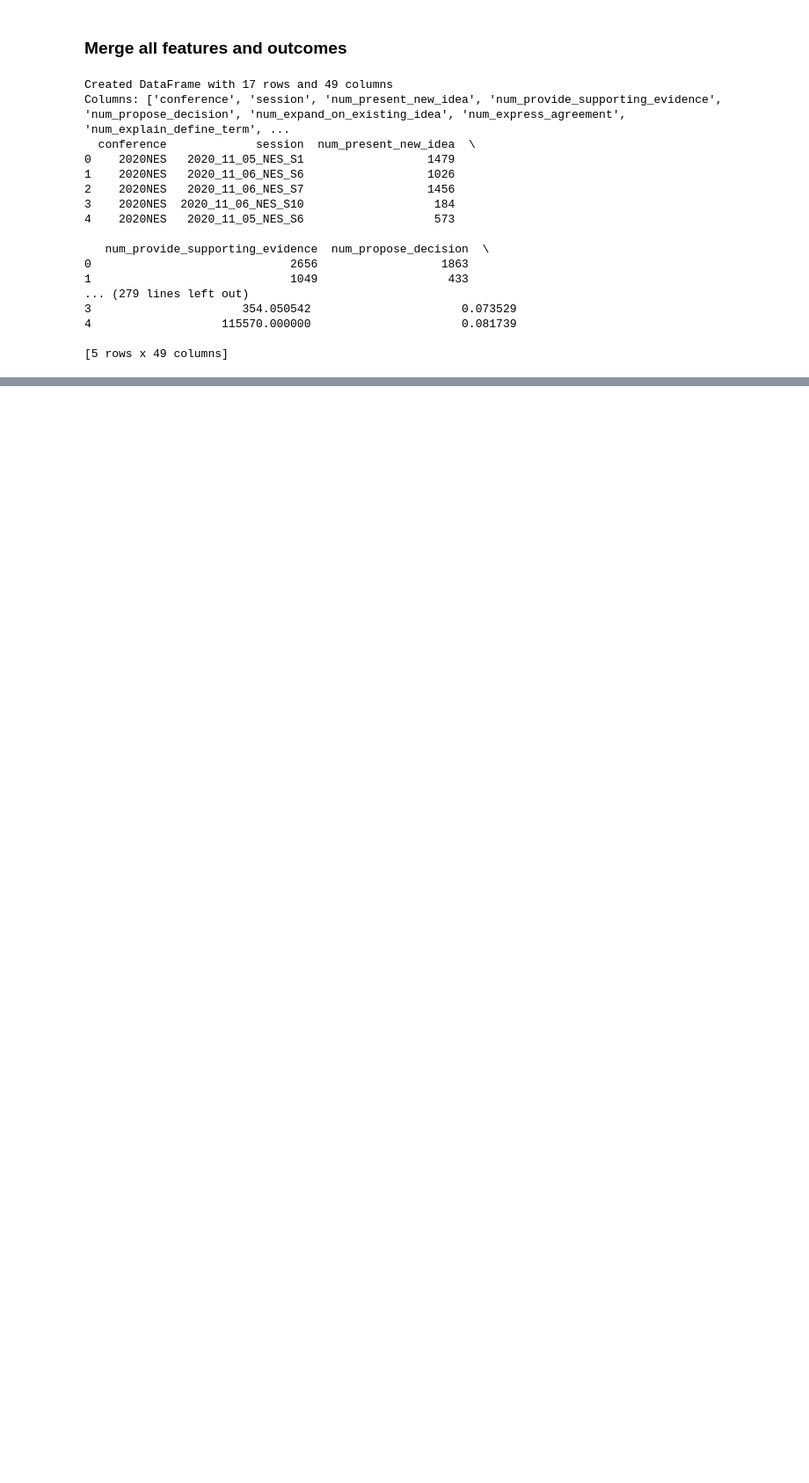
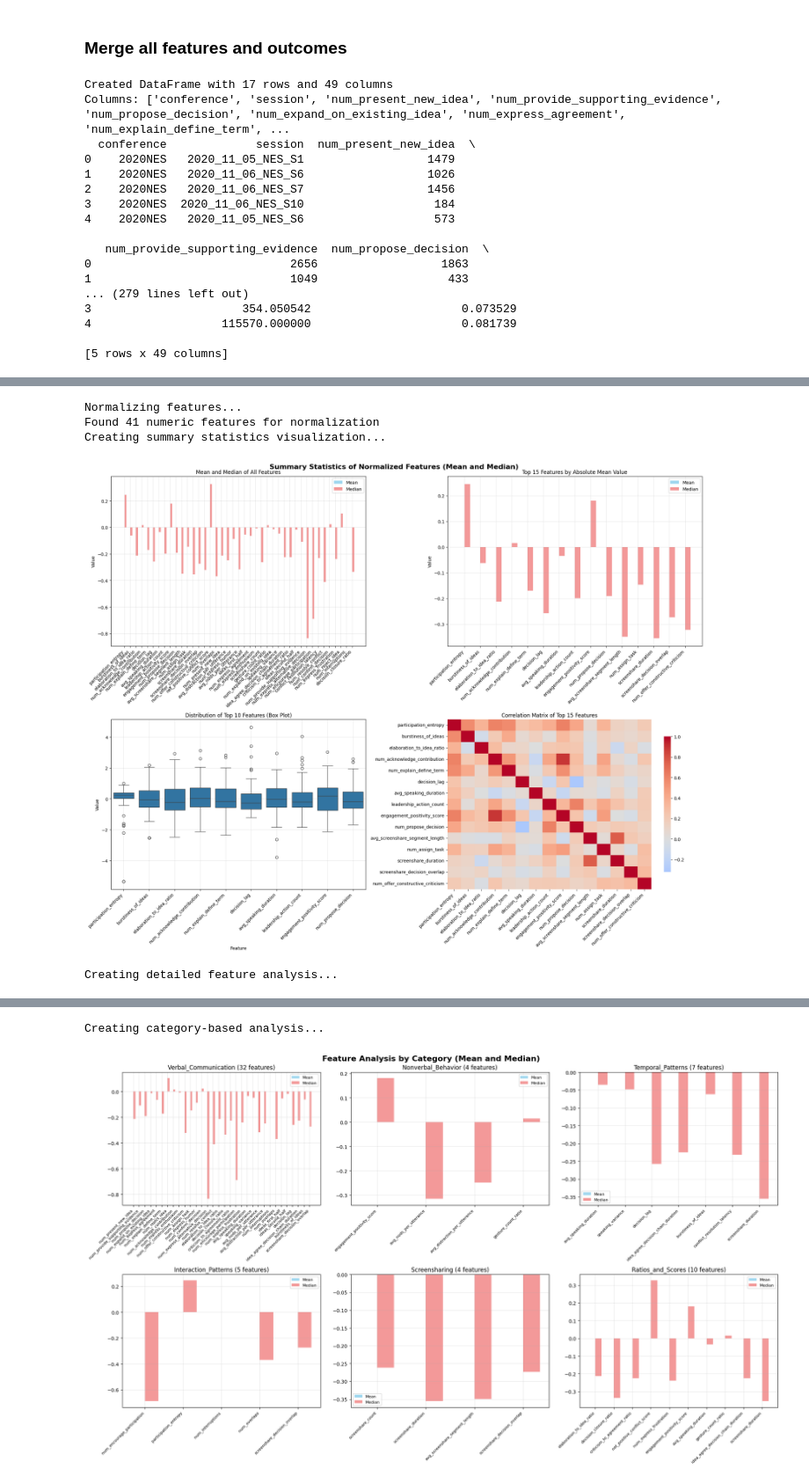
Before and after one commit to eveyhuang/gemini_data_analysis, a Jupyter notebook: merge_analyze_data.ipynb, the cells around one changed output, grey strips where cells are left out. Shown at 88% size. Drawn from its saved outputs; the diff is of its cells as text; code cells hidden in the pictures; blank space fills up the shorter version.

```diff
--- a/merge_analyze_data.ipynb
+++ b/merge_analyze_data.ipynb
@@ -534,0 +857,33 @@ all_data_df.to_excel('all_data_df.xlsx', index=False)
+# %%
+
+print("Normalizing features...")
+df_normalized, feature_names, scaler = normalize_features(all_data_df)
+
+print("Creating summary statistics visualization...")
+summary_df = create_summary_statistics_visualization(df_normalized, feature_names)
+
+print("Creating detailed feature analysis...")
+detailed_df = create_detailed_feature_analysis(df_normalized, feature_names)
+
+print("Creating category-based analysis...")
+categories = create_feature_category_analysis(df_normalized, feature_names)
+
+print("Printing summary statistics...")
+print_summary_statistics(summary_df)
+
+# Save summary statistics to CSV
+summary_df.to_csv('normalized_features_summary.csv', index=False)
+print(f"\nSummary statistics saved to 'normalized_features_summary.csv'")
+
+print(f"\nVisualizations saved as:")
+print(f"- normalized_features_summary.png")
+print(f"- normalized_features_detailed.png")
+print(f"- normalized_features_by_category.png")
+
+print(f"\nAnalysis complete!")
+# %% [output]
+Normalizing features...
+Found 41 numeric features for normalization
+Creating summary statistics visualization...
+[figure, added]
+Creating detailed feature analysis...
@@ -534,0 +891,2 @@ all_data_df.to_excel('all_data_df.xlsx', index=False)
+Creating category-based analysis...
+[figure, added]
```
Also changed, not shown: parts of 22 cells of this notebook, 34 other files.
